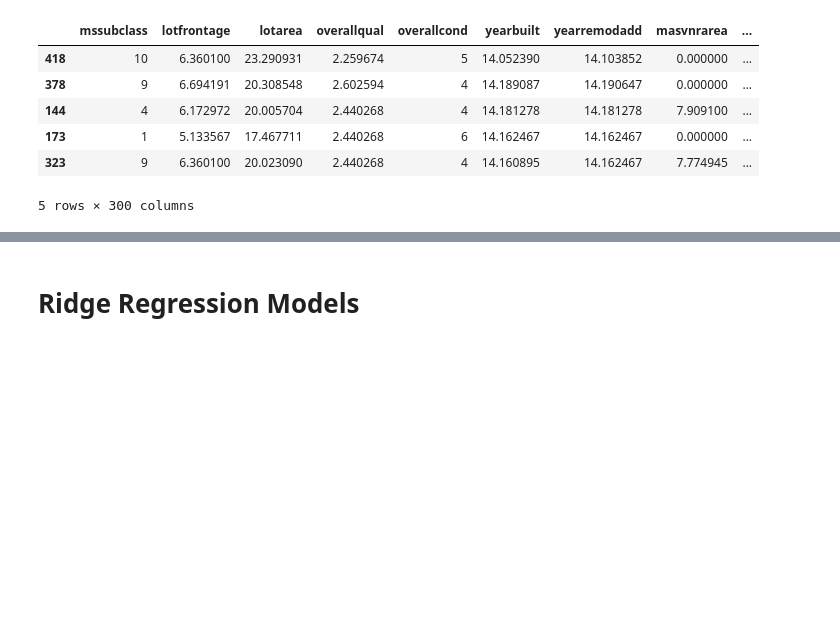
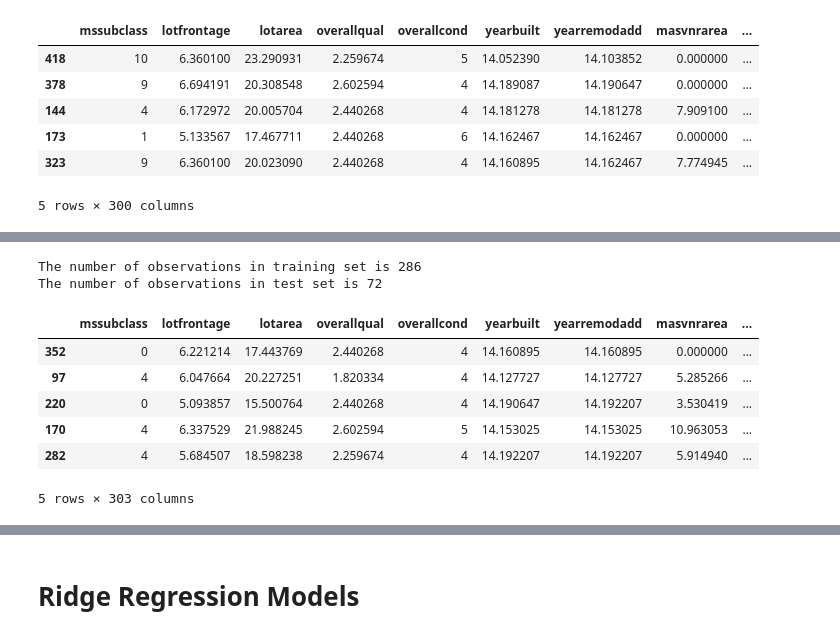
Before and after one commit to rruss2/Projects, a Jupyter notebook: module_17.8_linear_regression_challenge.ipynb, the cells around one changed output, grey strips where cells are left out. Drawn from its saved outputs; the diff is of its cells as text; code cells hidden in the pictures; blank space fills up the shorter version.

```diff
--- a/module_17.8_linear_regression_challenge.ipynb
+++ b/module_17.8_linear_regression_challenge.ipynb
@@ -744,0 +1155,18 @@ X_test.head()
+# %%
+X_train, X_test, y_train, y_test = train_test_split(X, Y, test_size = 0.2, random_state = 465)
+
+print("The number of observations in training set is {}".format(X_train.shape[0]))
+print("The number of observations in test set is {}".format(X_test.shape[0]))
+# %% [output]
+The number of observations in training set is 286
+The number of observations in test set is 72
+# %%
+X_train.head()
+# %% [output]
+|  | mssubclass | lotfrontage | lotarea | overallqual | overallcond | yearbuilt | yearremodadd | masvnrarea | ... |
+| 352 | 0 | 6.221214 | 17.443769 | 2.440268 | 4 | 14.160895 | 14.160895 | 0.000000 | ... |
+| 97 | 4 | 6.047664 | 20.227251 | 1.820334 | 4 | 14.127727 | 14.127727 | 5.285266 | ... |
+| 220 | 0 | 5.093857 | 15.500764 | 2.440268 | 4 | 14.190647 | 14.192207 | 3.530419 | ... |
+| 170 | 4 | 6.337529 | 21.988245 | 2.602594 | 5 | 14.153025 | 14.153025 | 10.963053 | ... |
+| 282 | 4 | 5.684507 | 18.598238 | 2.259674 | 4 | 14.192207 | 14.192207 | 5.914940 | ... |
+5 rows × 303 columns
```
Also changed, not shown: parts of 46 cells of this notebook.
